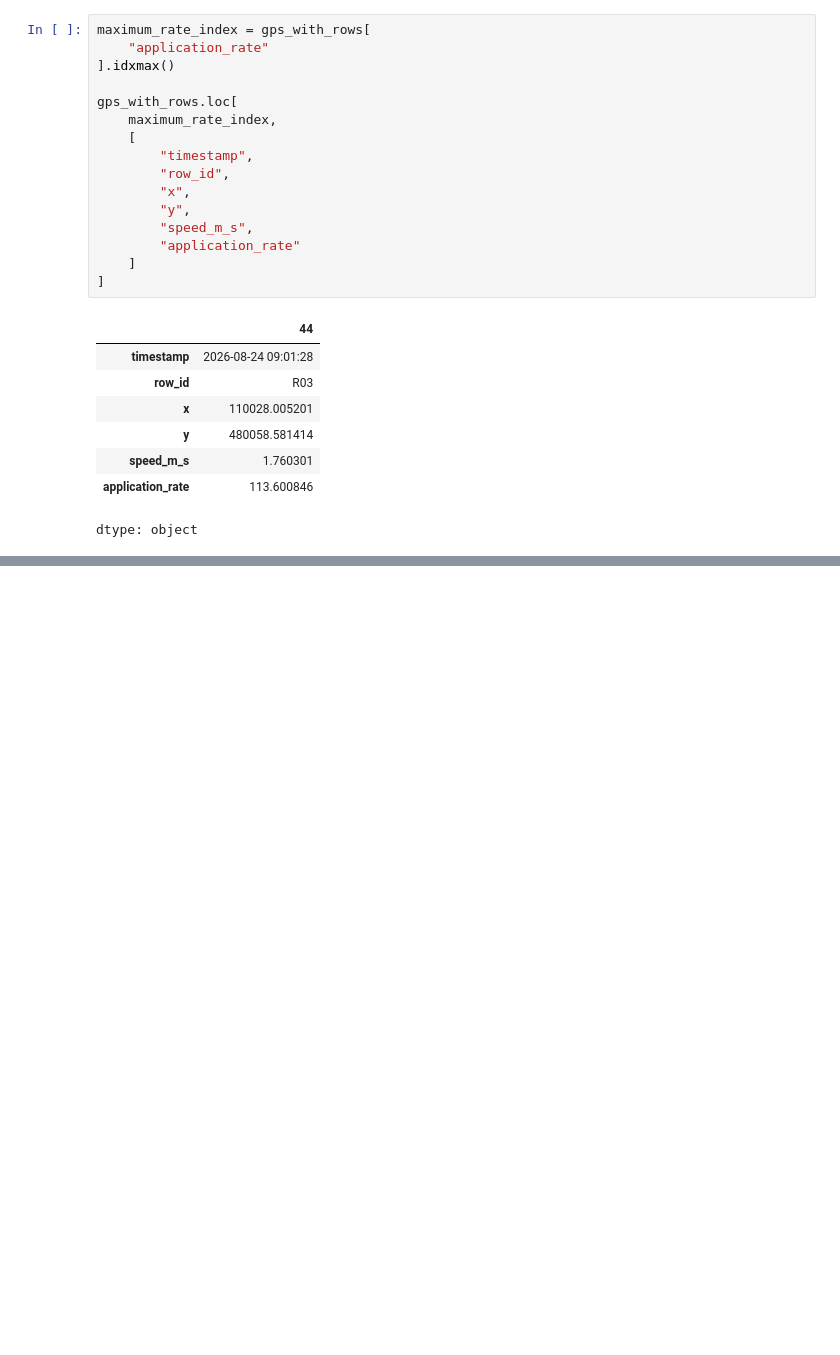
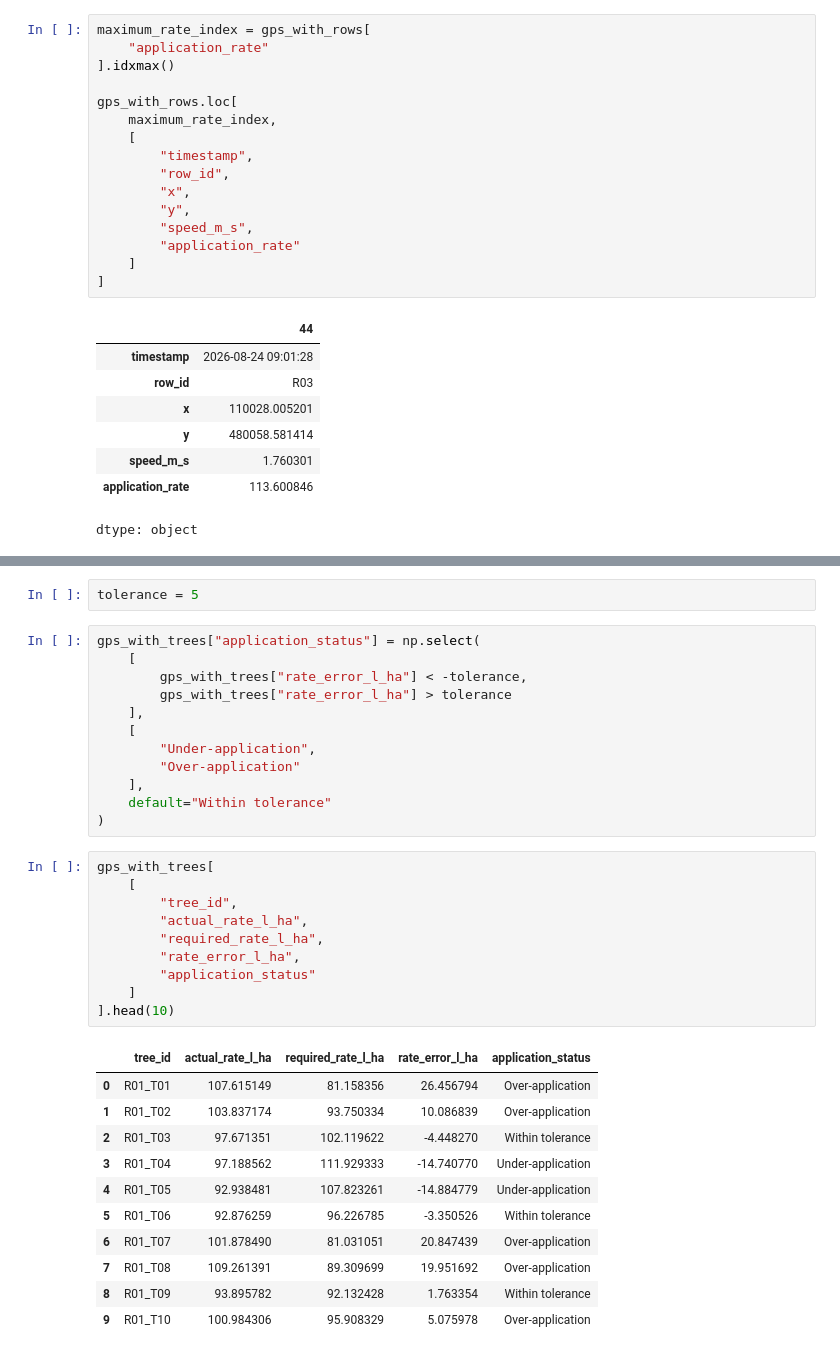
Before and after one commit to IoannisChamos/orchard-precision-farming, a Jupyter notebook: 01_build_orchard.ipynb, the cells around one changed output, grey strips where cells are left out. Cells and saved outputs as stored; diff of their text form; blank space fills up the shorter version.

```diff
--- a/01_build_orchard.ipynb
+++ b/01_build_orchard.ipynb
@@ -534,0 +645,36 @@ dtype: object
+# %%
+tolerance = 5
+# %%
+gps_with_trees["application_status"] = np.select(
+    [
+        gps_with_trees["rate_error_l_ha"] < -tolerance,
+        gps_with_trees["rate_error_l_ha"] > tolerance
+    ],
+    [
+        "Under-application",
+        "Over-application"
+    ],
+    default="Within tolerance"
+)
+# %%
+gps_with_trees[
+    [
+        "tree_id",
+        "actual_rate_l_ha",
+        "required_rate_l_ha",
+        "rate_error_l_ha",
+        "application_status"
+    ]
+].head(10)
+# %% [output]
+|  | tree_id | actual_rate_l_ha | required_rate_l_ha | rate_error_l_ha | application_status |
+| 0 | R01_T01 | 107.615149 | 81.158356 | 26.456794 | Over-application |
+| 1 | R01_T02 | 103.837174 | 93.750334 | 10.086839 | Over-application |
+| 2 | R01_T03 | 97.671351 | 102.119622 | -4.448270 | Within tolerance |
+| 3 | R01_T04 | 97.188562 | 111.929333 | -14.740770 | Under-application |
+| 4 | R01_T05 | 92.938481 | 107.823261 | -14.884779 | Under-application |
+| 5 | R01_T06 | 92.876259 | 96.226785 | -3.350526 | Within tolerance |
+| 6 | R01_T07 | 101.878490 | 81.031051 | 20.847439 | Over-application |
+| 7 | R01_T08 | 109.261391 | 89.309699 | 19.951692 | Over-application |
+| 8 | R01_T09 | 93.895782 | 92.132428 | 1.763354 | Within tolerance |
+| 9 | R01_T10 | 100.984306 | 95.908329 | 5.075978 | Over-application |
```
Also changed, not shown: parts of 12 cells of this notebook.
